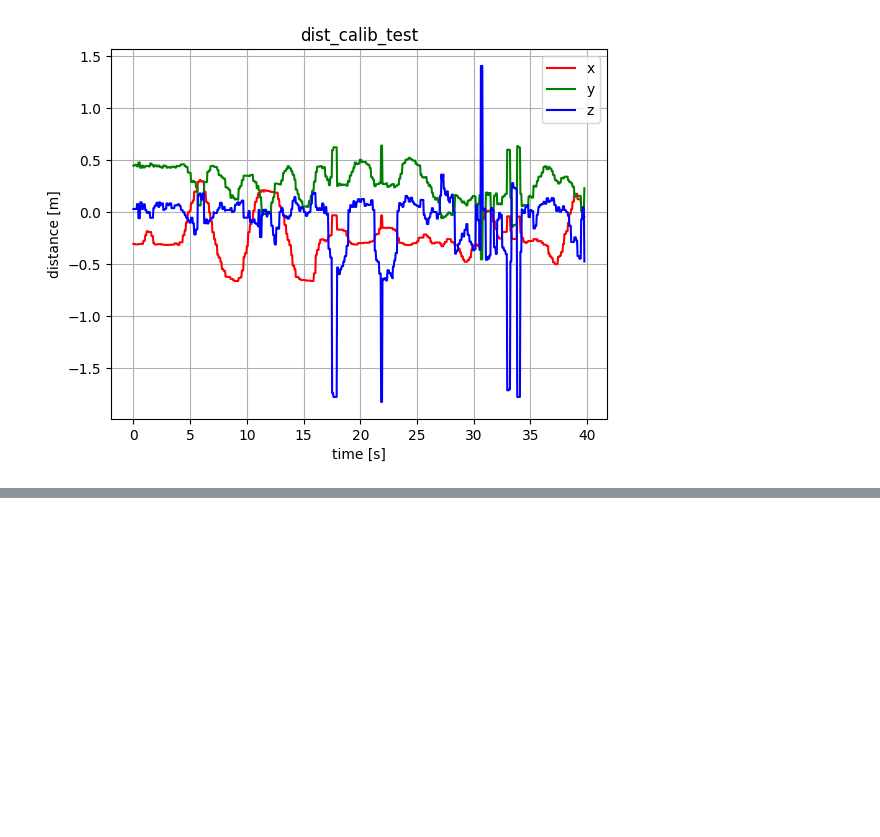
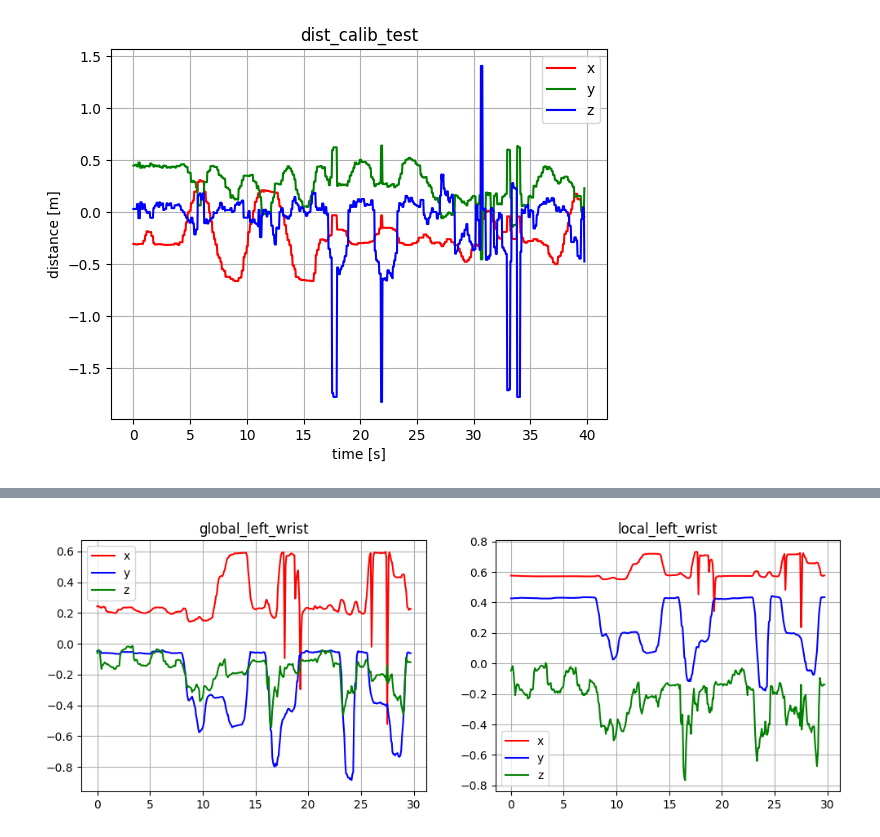
Before and after one commit to fzoric8/dev_scripts, a Jupyter notebook: hpe3d_analyses.ipynb, the cells around one changed output, grey strips where cells are left out. Saved outputs shown, nothing was run; the diff lists cells and outputs as text; code cells hidden in the pictures; blank space fills up the shorter version.

```diff
--- a/hpe3d_analyses.ipynb
+++ b/hpe3d_analyses.ipynb
@@ -871,0 +941,6 @@ print(T.round(5))
+# %%
+fig, axs = plt.subplots(1, 2, figsize=(12, 4), sharex=True)
+plot_point(axs[0], gt, g_p_lw, 'global_left_wrist')
+plot_point(axs[1], lt, l_p_lw, 'local_left_wrist')
+# %% [output]
+[figure, added]
```
Also changed, not shown: parts of 28 cells of this notebook.
